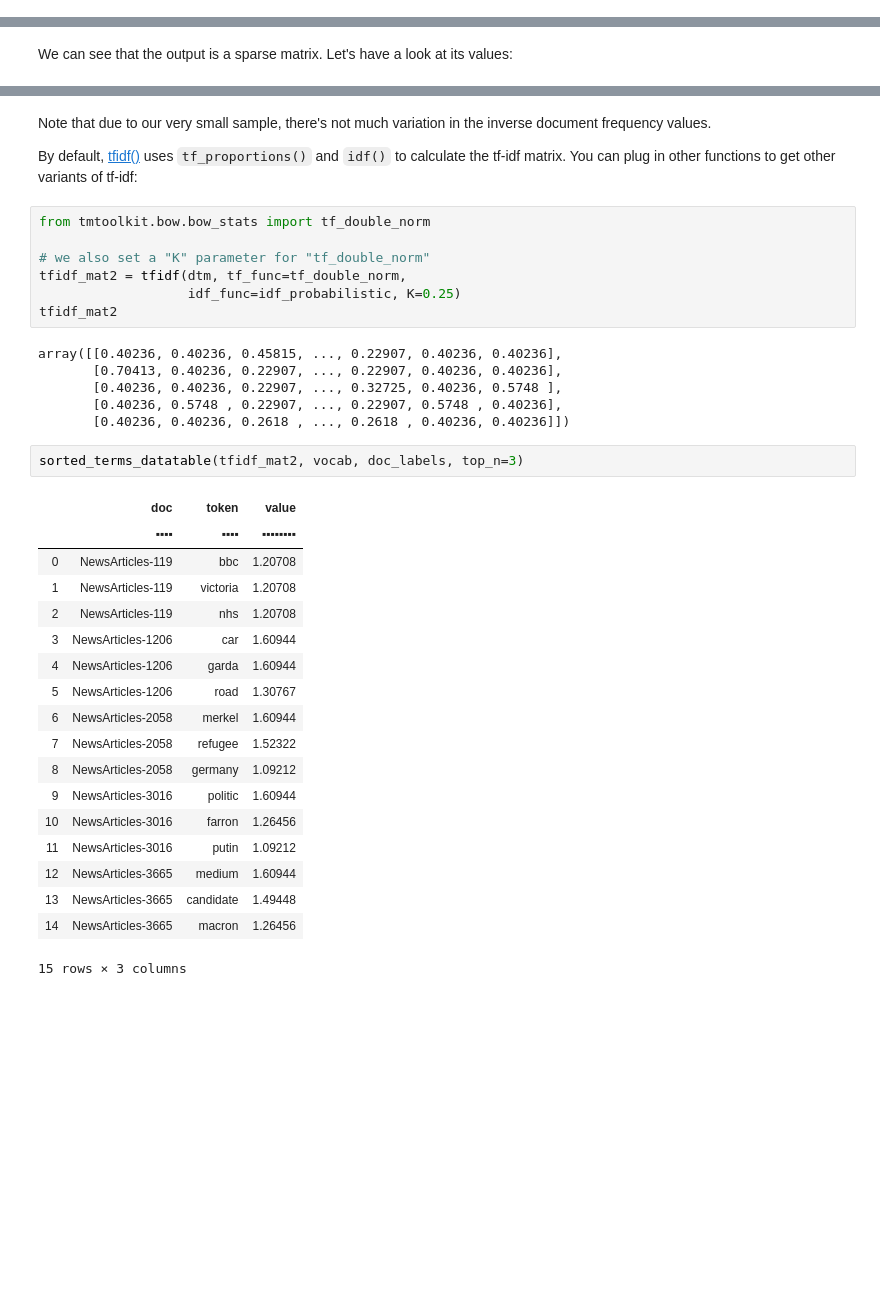
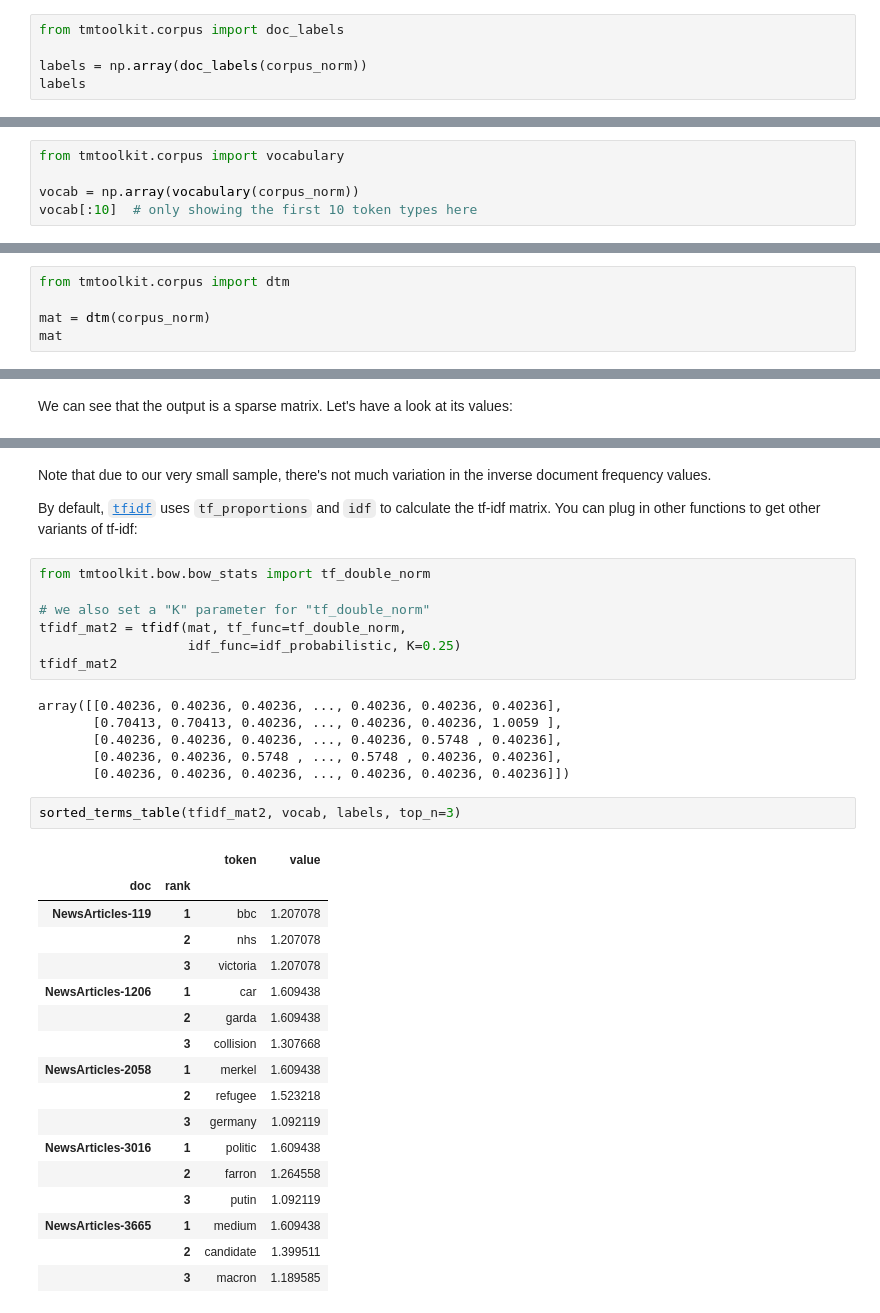
Before and after one commit to WZBSocialScienceCenter/tmtoolkit, a Jupyter notebook: doc/source/bow.ipynb, the cells around one changed output, grey strips where cells are left out. Cells and saved outputs as stored; diff of their text form; blank space fills up the shorter version.

```diff
--- a/doc/source/bow.ipynb
+++ b/doc/source/bow.ipynb
@@ -167,0 +71,5 @@ max_df, vocab[df == max_df]
+# %%
+from tmtoolkit.corpus import doc_labels
+
+labels = np.array(doc_labels(corpus_norm))
+labels
@@ -167,0 +79,5 @@ max_df, vocab[df == max_df]
+# %%
+from tmtoolkit.corpus import vocabulary
+
+vocab = np.array(vocabulary(corpus_norm))
+vocab[:10]  # only showing the first 10 token types here
@@ -167,0 +89,5 @@ max_df, vocab[df == max_df]
+# %%
+from tmtoolkit.corpus import dtm
+
+mat = dtm(corpus_norm)
+mat
@@ -398,39 +409,38 @@ list(zip(vocab, probidf_vec))[:10]
 # %% [markdown]
 Note that due to our very small sample, there's not much variation in the inverse document frequency values.
 
-By default, [tfidf()](api.rst#tmtoolkit.bow.bow_stats.tfidf) uses `tf_proportions()` and `idf()` to calculate the tf-idf matrix. You can plug in other functions to get other variants of tf-idf:
+By default, [`tfidf`](api.rst#tmtoolkit.bow.bow_stats.tfidf) uses `tf_proportions` and `idf` to calculate the tf-idf matrix. You can plug in other functions to get other variants of tf-idf:
 # %%
 from tmtoolkit.bow.bow_stats import tf_double_norm
 
 # we also set a "K" parameter for "tf_double_norm"
-tfidf_mat2 = tfidf(dtm, tf_func=tf_double_norm,
+tfidf_mat2 = tfidf(mat, tf_func=tf_double_norm,
                    idf_func=idf_probabilistic, K=0.25)
 tfidf_mat2
 # %% [output]
-array([[0.40236, 0.40236, 0.45815, ..., 0.22907, 0.40236, 0.40236],
-       [0.70413, 0.40236, 0.22907, ..., 0.22907, 0.40236, 0.40236],
-       [0.40236, 0.40236, 0.22907, ..., 0.32725, 0.40236, 0.5748 ],
-       [0.40236, 0.5748 , 0.22907, ..., 0.22907, 0.5748 , 0.40236],
-       [0.40236, 0.40236, 0.2618 , ..., 0.2618 , 0.40236, 0.40236]])
+array([[0.40236, 0.40236, 0.40236, ..., 0.40236, 0.40236, 0.40236],
+       [0.70413, 0.70413, 0.40236, ..., 0.40236, 0.40236, 1.0059 ],
+       [0.40236, 0.40236, 0.40236, ..., 0.40236, 0.5748 , 0.40236],
+       [0.40236, 0.40236, 0.5748 , ..., 0.5748 , 0.40236, 0.40236],
+       [0.40236, 0.40236, 0.40236, ..., 0.40236, 0.40236, 0.40236]])
 # %%
-sorted_terms_datatable(tfidf_mat2, vocab, doc_labels, top_n=3)
+sorted_terms_table(tfidf_mat2, vocab, labels, top_n=3)
 # %% [output]
-|  | doc | token | value |
-|  | ▪▪▪▪ | ▪▪▪▪ | ▪▪▪▪▪▪▪▪ |
-| 0 | NewsArticles-119 | bbc | 1.20708 |
-| 1 | NewsArticles-119 | victoria | 1.20708 |
-| 2 | NewsArticles-119 | nhs | 1.20708 |
-| 3 | NewsArticles-1206 | car | 1.60944 |
-| 4 | NewsArticles-1206 | garda | 1.60944 |
-| 5 | NewsArticles-1206 | road | 1.30767 |
-| 6 | NewsArticles-2058 | merkel | 1.60944 |
-| 7 | NewsArticles-2058 | refugee | 1.52322 |
-| 8 | NewsArticles-2058 | germany | 1.09212 |
-| 9 | NewsArticles-3016 | politic | 1.60944 |
-| 10 | NewsArticles-3016 | farron | 1.26456 |
-| 11 | NewsArticles-3016 | putin | 1.09212 |
-| 12 | NewsArticles-3665 | medium | 1.60944 |
-| 13 | NewsArticles-3665 | candidate | 1.49448 |
-| 14 | NewsArticles-3665 | macron | 1.26456 |
+|  |  | token | value |
+| doc | rank |  |  |
+| NewsArticles-119 | 1 | bbc | 1.207078 |
+|  | 2 | nhs | 1.207078 |
+|  | 3 | victoria | 1.207078 |
+| NewsArticles-1206 | 1 | car | 1.609438 |
+|  | 2 | garda | 1.609438 |
+|  | 3 | collision | 1.307668 |
+| NewsArticles-2058 | 1 | merkel | 1.609438 |
+|  | 2 | refugee | 1.523218 |
+|  | 3 | germany | 1.092119 |
+| NewsArticles-3016 | 1 | politic | 1.609438 |
+|  | 2 | farron | 1.264558 |
+|  | 3 | putin | 1.092119 |
+| NewsArticles-3665 | 1 | medium | 1.609438 |
+|  | 2 | candidate | 1.399511 |
+|  | 3 | macron | 1.189585 |
-15 rows × 3 columns
 # %% [markdown]
```
Also changed, not shown: parts of 65 cells of this notebook, 1 other file.
